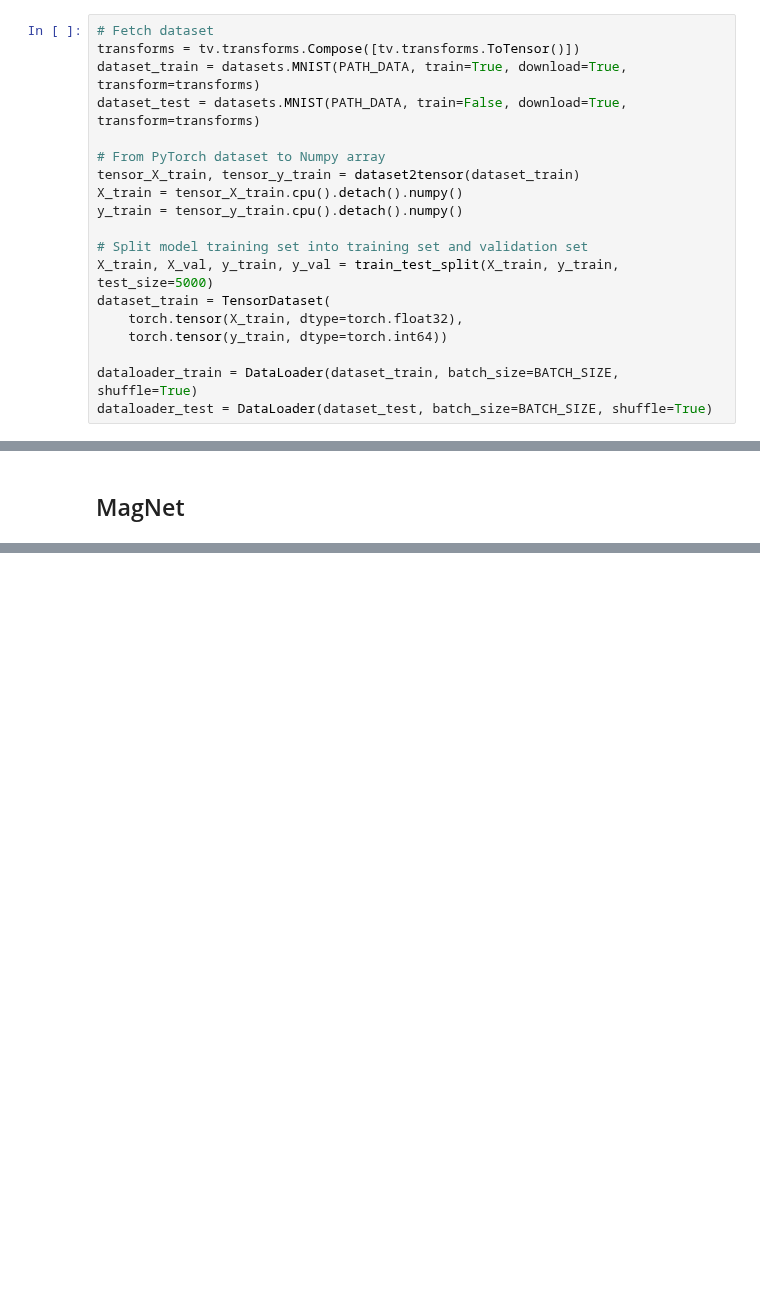
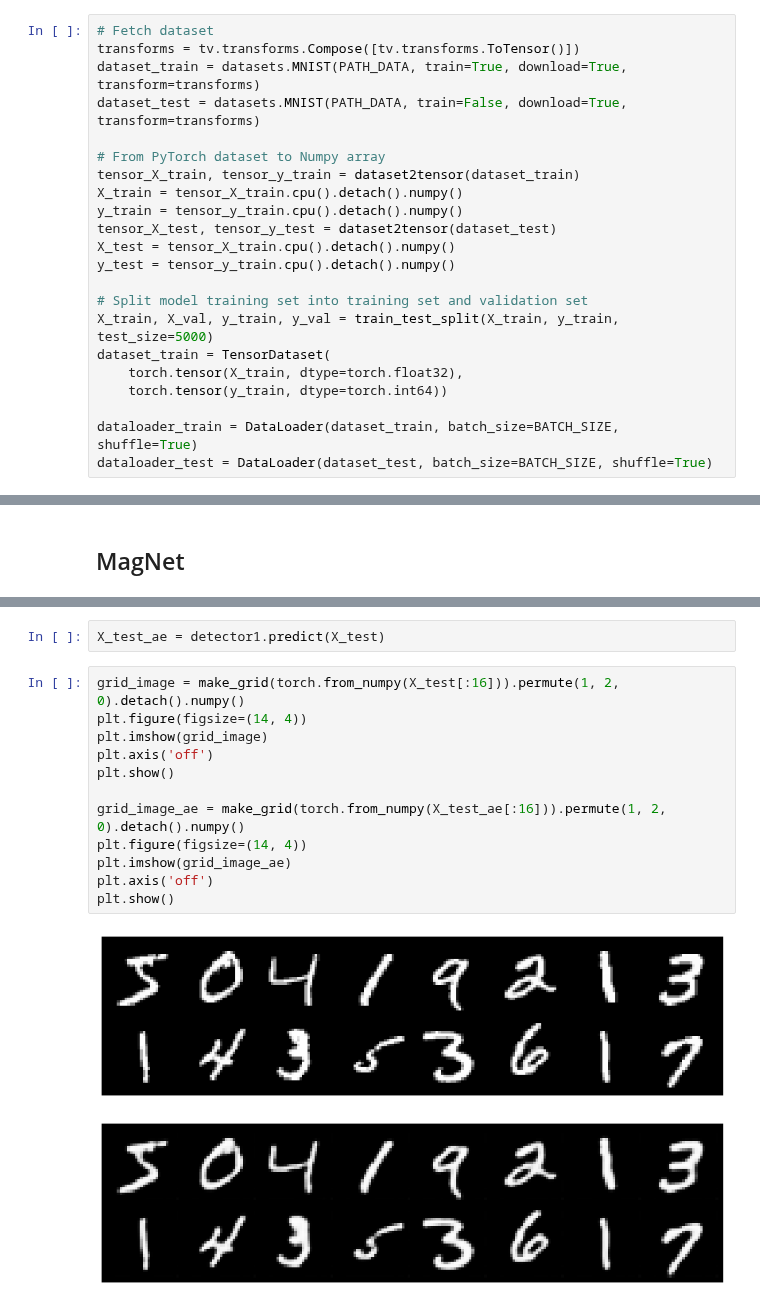
Before and after one commit to changx03/baard_exp2, a Jupyter notebook: demo_MagNet.ipynb, the cells around one changed output, grey strips where cells are left out. Cells and saved outputs as stored; diff of their text form; blank space fills up the shorter version.

```diff
--- a/demo_MagNet.ipynb
+++ b/demo_MagNet.ipynb
@@ -46,6 +46,9 @@ dataset_test = datasets.MNIST(PATH_DATA, train=False, download=True, transform=t
 tensor_X_train, tensor_y_train = dataset2tensor(dataset_train)
 X_train = tensor_X_train.cpu().detach().numpy()
 y_train = tensor_y_train.cpu().detach().numpy()
+tensor_X_test, tensor_y_test = dataset2tensor(dataset_test)
+X_test = tensor_X_train.cpu().detach().numpy()
+y_test = tensor_y_train.cpu().detach().numpy()
 
 # Split model training set into training set and validation set
 X_train, X_val, y_train, y_val = train_test_split(X_train, y_train, test_size=5000)
@@ -423,0 +329,17 @@ torch.Size([128, 1, 28, 28])
+# %%
+X_test_ae = detector1.predict(X_test)
+# %%
+grid_image = make_grid(torch.from_numpy(X_test[:16])).permute(1, 2, 0).detach().numpy()
+plt.figure(figsize=(14, 4))
+plt.imshow(grid_image)
+plt.axis('off')
+plt.show()
+
+grid_image_ae = make_grid(torch.from_numpy(X_test_ae[:16])).permute(1, 2, 0).detach().numpy()
+plt.figure(figsize=(14, 4))
+plt.imshow(grid_image_ae)
+plt.axis('off')
+plt.show()
+# %% [output]
+[figure, added]
+[figure, added]
```
Also changed, not shown: parts of 26 cells of this notebook, 3 other files.
